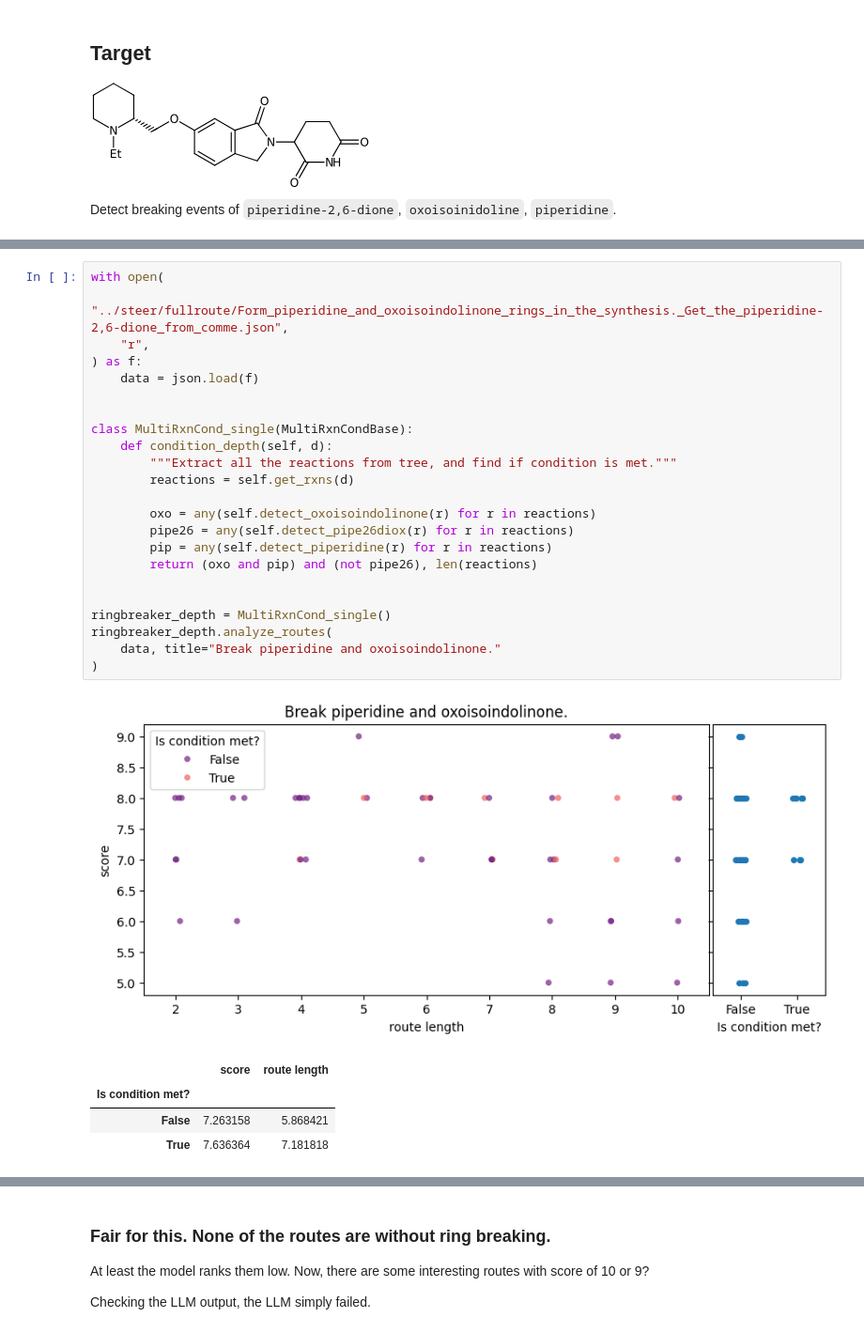
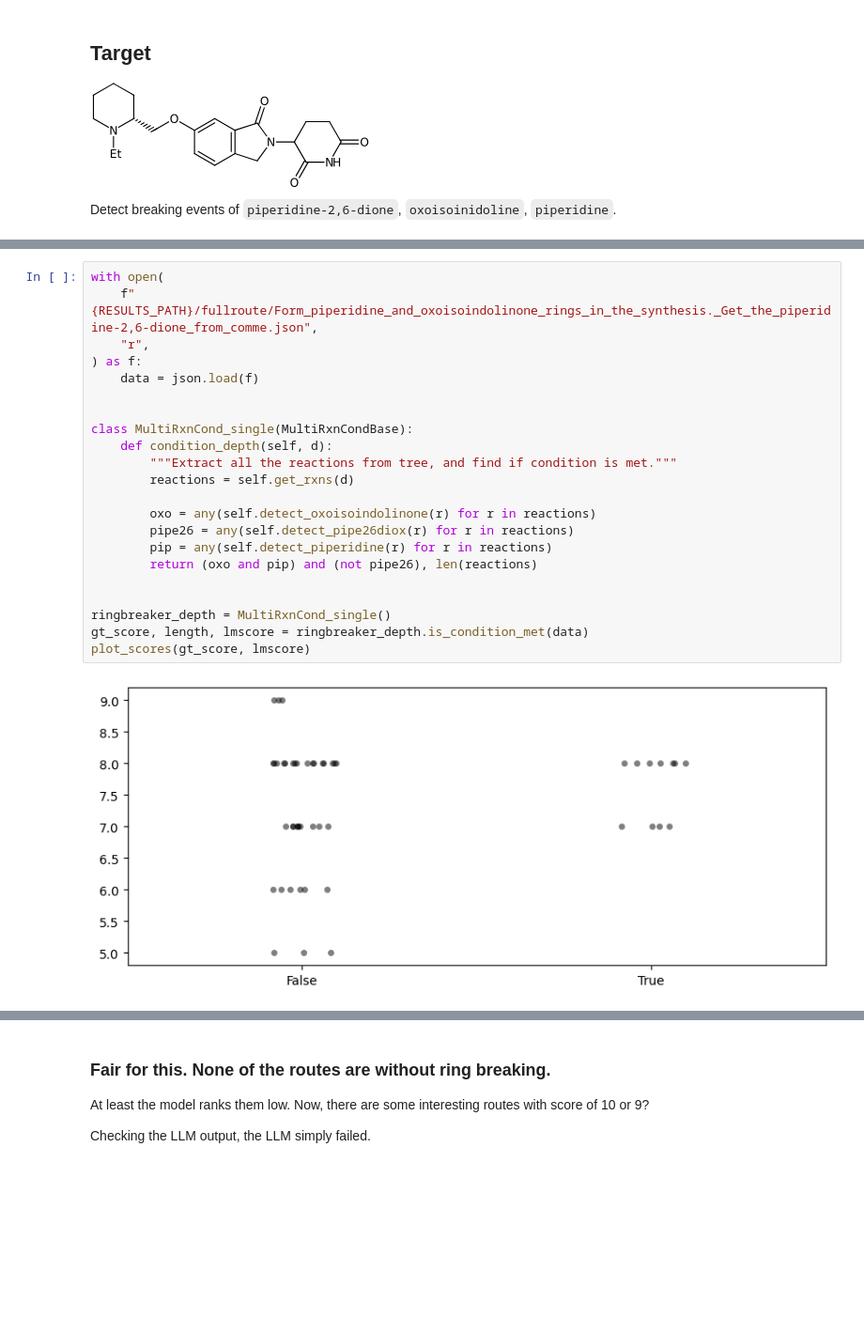
Before and after one commit to schwallergroup/steer, a Jupyter notebook: src/steer/evaluation/steer.ipynb, the cells around one changed output, grey strips where cells are left out. Shown at 94% size. Saved outputs shown, nothing was run; the diff lists cells and outputs as text; blank space fills up the shorter version.

```diff
--- a/src/steer/evaluation/steer.ipynb
+++ b/src/steer/evaluation/steer.ipynb
@@ -475,29 +377,24 @@ ringbreaker_depth.analyze_routes(
 # %%
 with open(
-    "../steer/fullroute/Form_piperidine_and_oxoisoindolinone_rings_in_the_synthesis._Get_the_piperidine-2,6-dione_from_comme.json",
+    f"{RESULTS_PATH}/fullroute/Form_piperidine_and_oxoisoindolinone_rings_in_the_synthesis._Get_the_piperidine-2,6-dione_from_comme.json",
     "r",
 ) as f:
     data = json.load(f)
 
 
 class MultiRxnCond_single(MultiRxnCondBase):
     def condition_depth(self, d):
         """Extract all the reactions from tree, and find if condition is met."""
         reactions = self.get_rxns(d)
 
         oxo = any(self.detect_oxoisoindolinone(r) for r in reactions)
         pipe26 = any(self.detect_pipe26diox(r) for r in reactions)
         pip = any(self.detect_piperidine(r) for r in reactions)
         return (oxo and pip) and (not pipe26), len(reactions)
 
 
 ringbreaker_depth = MultiRxnCond_single()
-ringbreaker_depth.analyze_routes(
-    data, title="Break piperidine and oxoisoindolinone."
-)
+gt_score, length, lmscore = ringbreaker_depth.is_condition_met(data)
+plot_scores(gt_score, lmscore)
 # %% [output]
-[figure, old version]
+[figure, new version]
-|  | score | route length |
-| Is condition met? |  |  |
-| False | 7.263158 | 5.868421 |
-| True | 7.636364 | 7.181818 |
```
Also changed, not shown: parts of 18 cells of this notebook, 3 other files.
